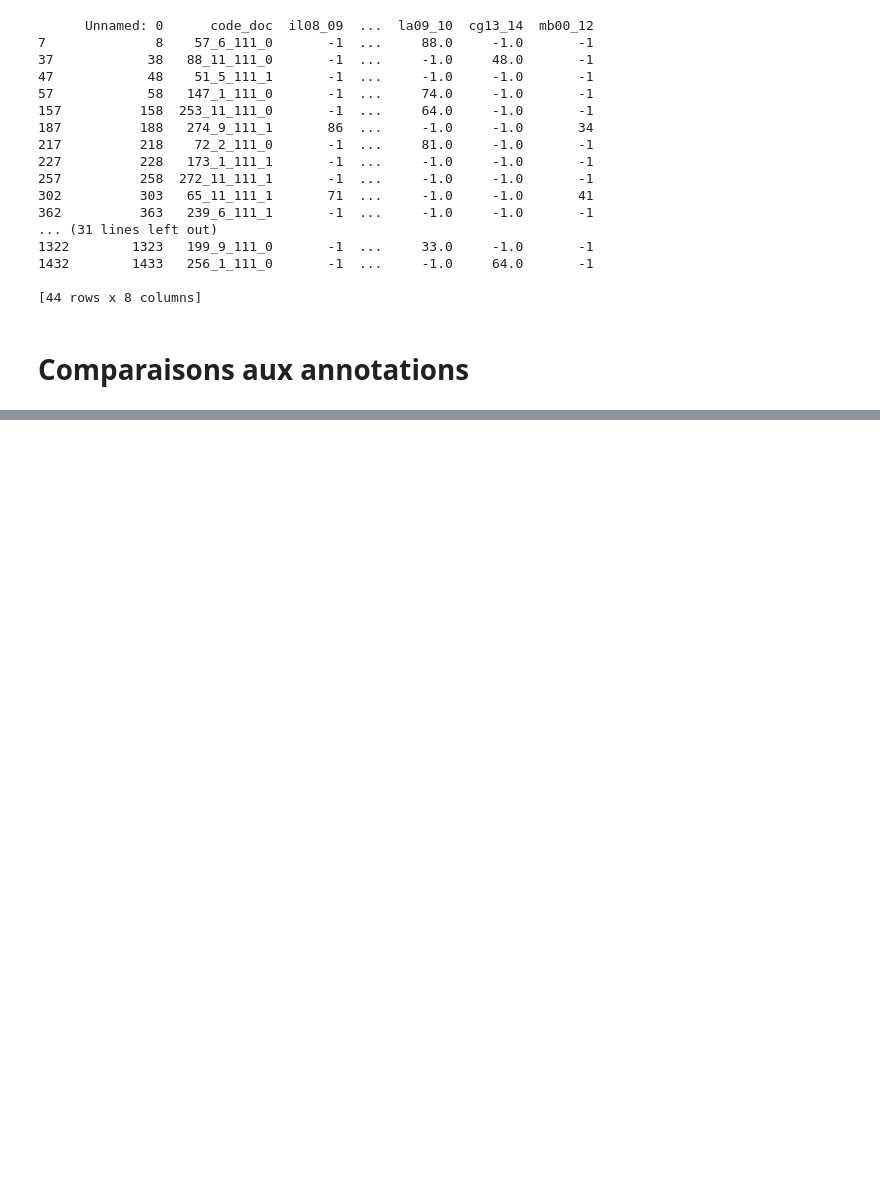
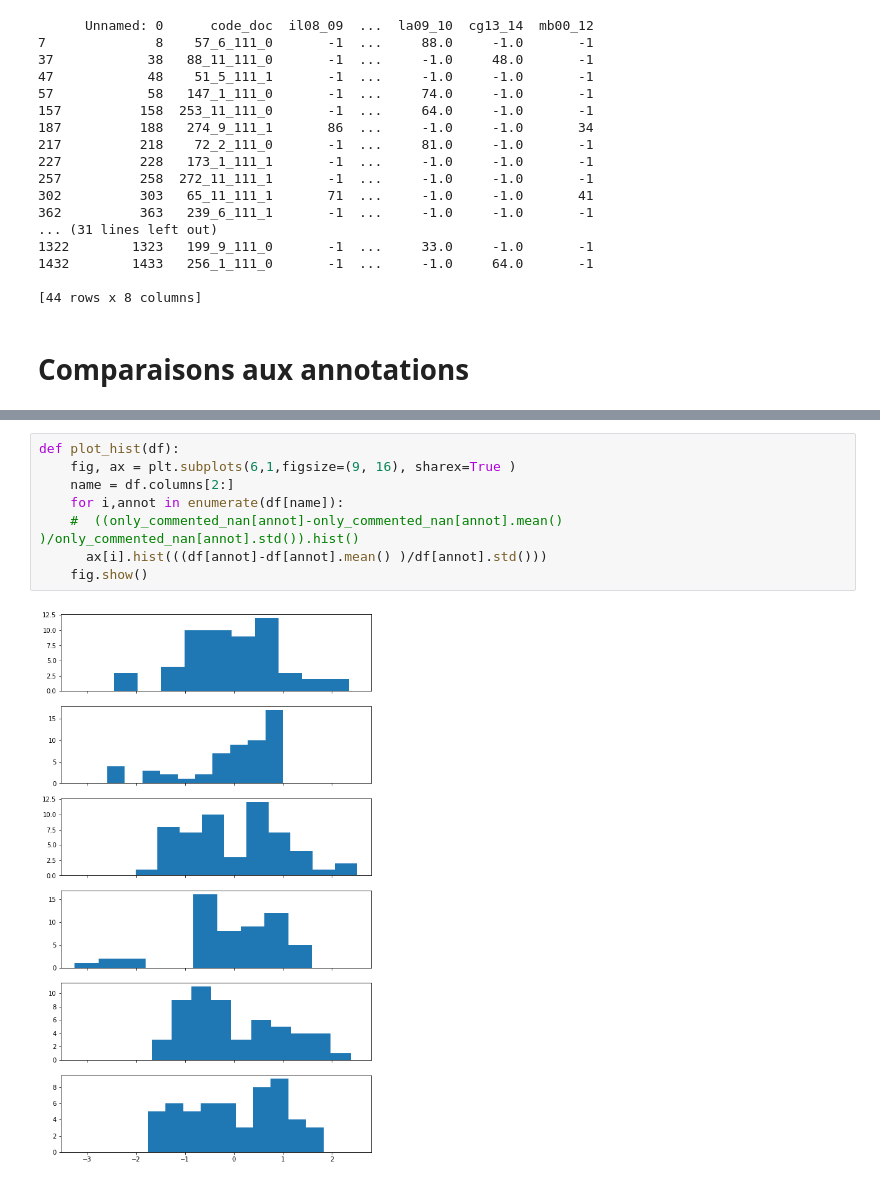
Before and after one commit to vincentnam/Project-Archean, a Jupyter notebook: ChallengeM2SID_2019.ipynb, the cells around one changed output, grey strips where cells are left out. Cells and saved outputs as stored; diff of their text form; blank space fills up the shorter version.

Commit message:
data normalisation + hist plott

```diff
--- a/ChallengeM2SID_2019.ipynb
+++ b/ChallengeM2SID_2019.ipynb
@@ -234,0 +388,10 @@ ret_max_docid("101", only_commented)
+# %%
+def plot_hist(df):
+    fig, ax = plt.subplots(6,1,figsize=(9, 16), sharex=True )
+    name = df.columns[2:]
+    for i,annot in enumerate(df[name]):
+    #  ((only_commented_nan[annot]-only_commented_nan[annot].mean() )/only_commented_nan[annot].std()).hist()
+      ax[i].hist(((df[annot]-df[annot].mean() )/df[annot].std()))
+    fig.show()
+# %% [output]
+[figure, added]
```
Also changed, not shown: parts of 16 cells of this notebook.
